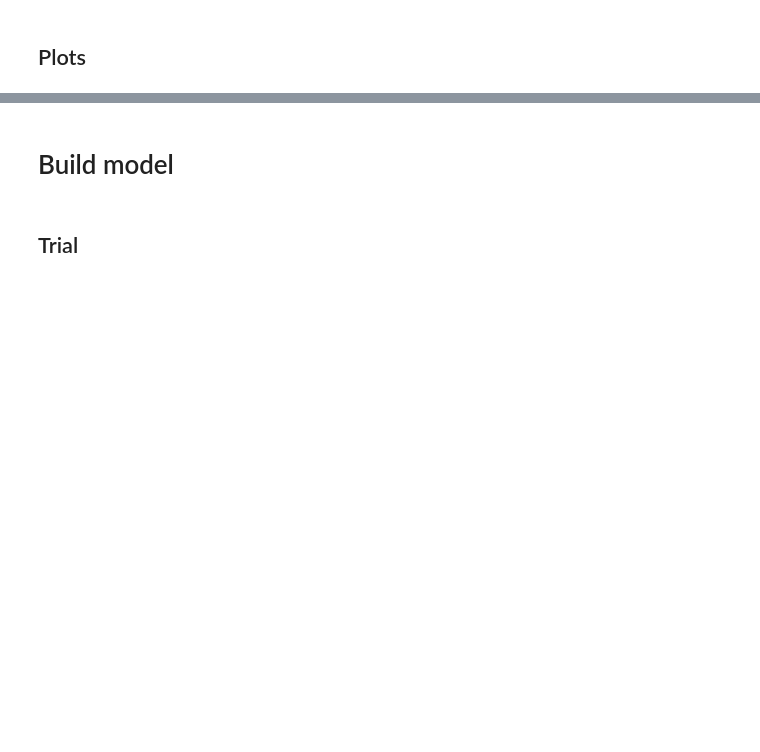
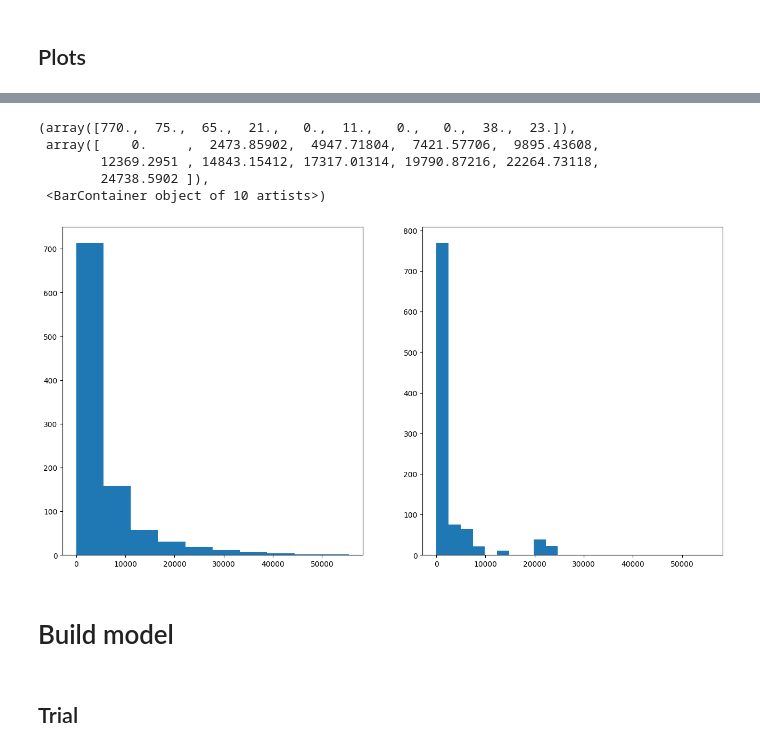
Before and after one commit to philipp-hellwig/swift-flow, a Jupyter notebook: SWIFT_explore.ipynb, the cells around one changed output, grey strips where cells are left out. Cells and saved outputs as stored; diff of their text form; code cells hidden in the pictures; blank space fills up the shorter version.

```diff
--- a/SWIFT_explore.ipynb
+++ b/SWIFT_explore.ipynb
@@ -121,3 +255,17 @@ plt.show()
+# %%
+import numpy as np
+
+fig, ax = plt.subplots(1, 2, sharex=True, figsize=(16,8))
+ax[0].hist(np.random.gamma(0.5, 10_000, size=corpus.freq.count()))
+
+ax[1].hist(corpus.freq)
+# %% [output]
+(array([770.,  75.,  65.,  21.,   0.,  11.,   0.,   0.,  38.,  23.]),
+ array([    0.     ,  2473.85902,  4947.71804,  7421.57706,  9895.43608,
+        12369.2951 , 14843.15412, 17317.01314, 19790.87216, 22264.73118,
+        24738.5902 ]),
+ <BarContainer object of 10 artists>)
+[figure, added]
 # %% [markdown]
 # Build model
 # %% [markdown]
```
Also changed, not shown: parts of 11 cells of this notebook, 1 other file.
